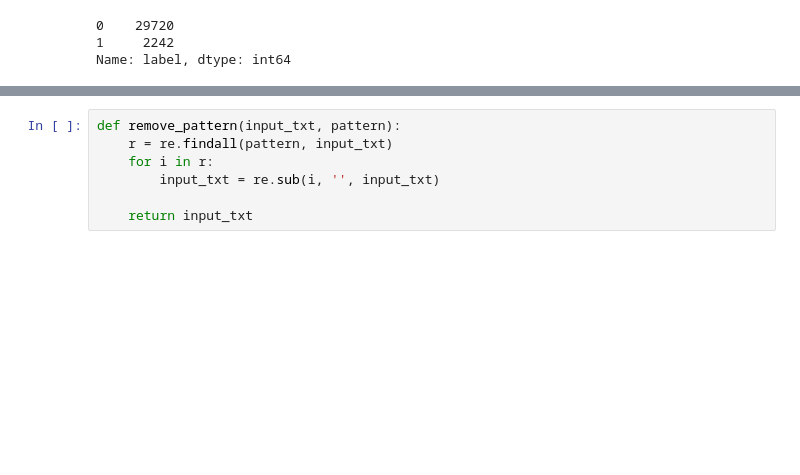
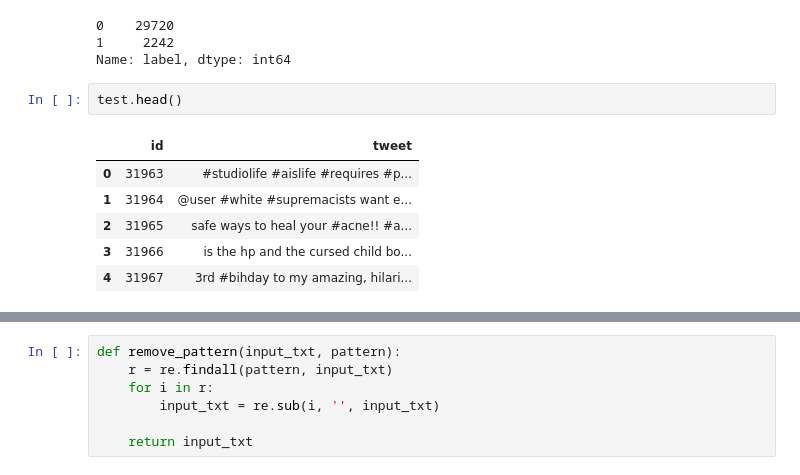
Before and after one commit to Ashwin-Saxena/Live-Twitter-Sentiment-Analysis, a Jupyter notebook: twitter_sentiment.ipynb, the cells around one changed output, grey strips where cells are left out. Drawn from its saved outputs; the diff is of its cells as text; blank space fills up the shorter version.

```diff
--- a/twitter_sentiment.ipynb
+++ b/twitter_sentiment.ipynb
@@ -58,3 +74,12 @@ train['label'].value_counts()
 0    29720
 1     2242
 Name: label, dtype: int64
+# %%
+test.head()
+# %% [output]
+|  | id | tweet |
+| 0 | 31963 | #studiolife #aislife #requires #p... |
+| 1 | 31964 | @user #white #supremacists want e... |
+| 2 | 31965 | safe ways to heal your #acne!! #a... |
+| 3 | 31966 | is the hp and the cursed child bo... |
+| 4 | 31967 | 3rd #bihday to my amazing, hilari... |
```
Also changed, not shown: parts of 13 cells of this notebook.
